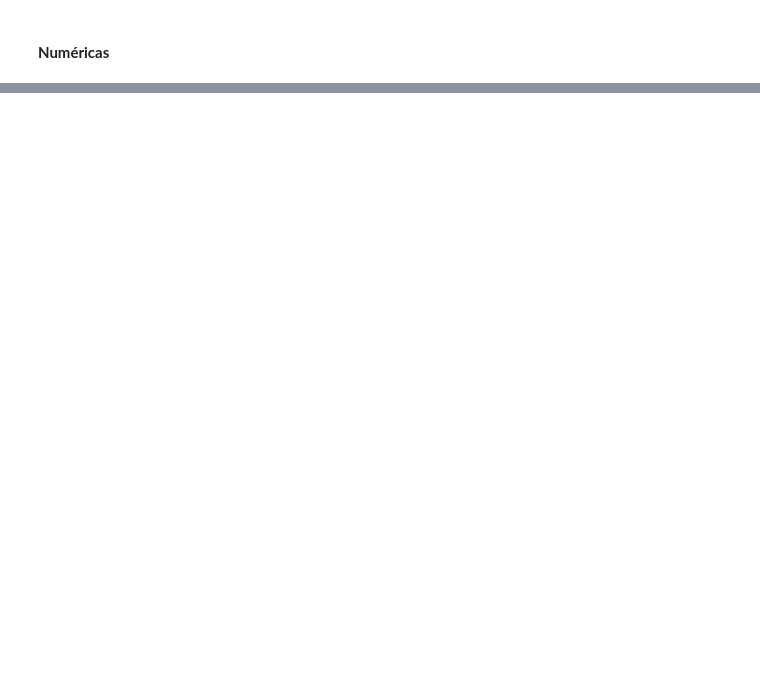
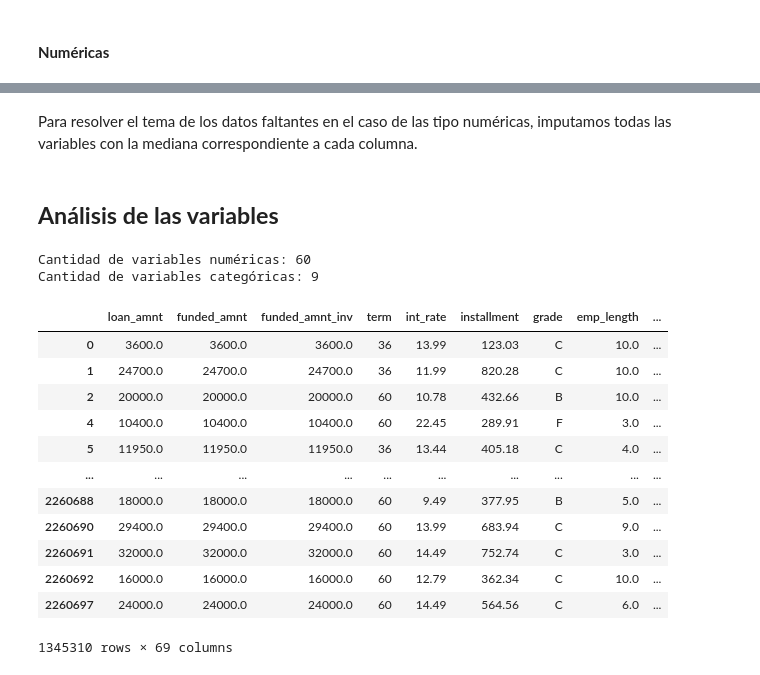
Before and after one commit to valecabrera21/MiniProyecto_1, a Jupyter notebook: _sources/eda.ipynb, the cells around one changed output, grey strips where cells are left out. Drawn from its saved outputs; the diff is of its cells as text; code cells hidden in the pictures; blank space fills up the shorter version.

```diff
--- a/_sources/eda.ipynb
+++ b/_sources/eda.ipynb
@@ -551,0 +602,29 @@ dtype: float64
+# %% [markdown]
+Para resolver el tema de los datos faltantes en el caso de las tipo numéricas, imputamos todas las variables con la mediana correspondiente a cada columna.
+# %% [markdown]
+## **Análisis de las variables**
+# %%
+num_vars = data.select_dtypes(include=np.number).shape[1]
+cat_vars = data.select_dtypes(exclude=np.number).shape[1]
+
+print("\nCantidad de variables numéricas:", num_vars)
+print("Cantidad de variables categóricas:", cat_vars)
+
+pd.set_option('display.max_columns', None)
+data
+# %% [output]
+Cantidad de variables numéricas: 60
+Cantidad de variables categóricas: 9
+|  | loan_amnt | funded_amnt | funded_amnt_inv | term | int_rate | installment | grade | emp_length | ... |
+| 0 | 3600.0 | 3600.0 | 3600.0 | 36 | 13.99 | 123.03 | C | 10.0 | ... |
+| 1 | 24700.0 | 24700.0 | 24700.0 | 36 | 11.99 | 820.28 | C | 10.0 | ... |
+| 2 | 20000.0 | 20000.0 | 20000.0 | 60 | 10.78 | 432.66 | B | 10.0 | ... |
+| 4 | 10400.0 | 10400.0 | 10400.0 | 60 | 22.45 | 289.91 | F | 3.0 | ... |
+| 5 | 11950.0 | 11950.0 | 11950.0 | 36 | 13.44 | 405.18 | C | 4.0 | ... |
+| ... | ... | ... | ... | ... | ... | ... | ... | ... | ... |
+| 2260688 | 18000.0 | 18000.0 | 18000.0 | 60 | 9.49 | 377.95 | B | 5.0 | ... |
+| 2260690 | 29400.0 | 29400.0 | 29400.0 | 60 | 13.99 | 683.94 | C | 9.0 | ... |
+| 2260691 | 32000.0 | 32000.0 | 32000.0 | 60 | 14.49 | 752.74 | C | 3.0 | ... |
+| 2260692 | 16000.0 | 16000.0 | 16000.0 | 60 | 12.79 | 362.34 | C | 10.0 | ... |
+| 2260697 | 24000.0 | 24000.0 | 24000.0 | 60 | 14.49 | 564.56 | C | 6.0 | ... |
+1345310 rows × 69 columns
```
Also changed, not shown: parts of 43 cells of this notebook, 40 other files.
